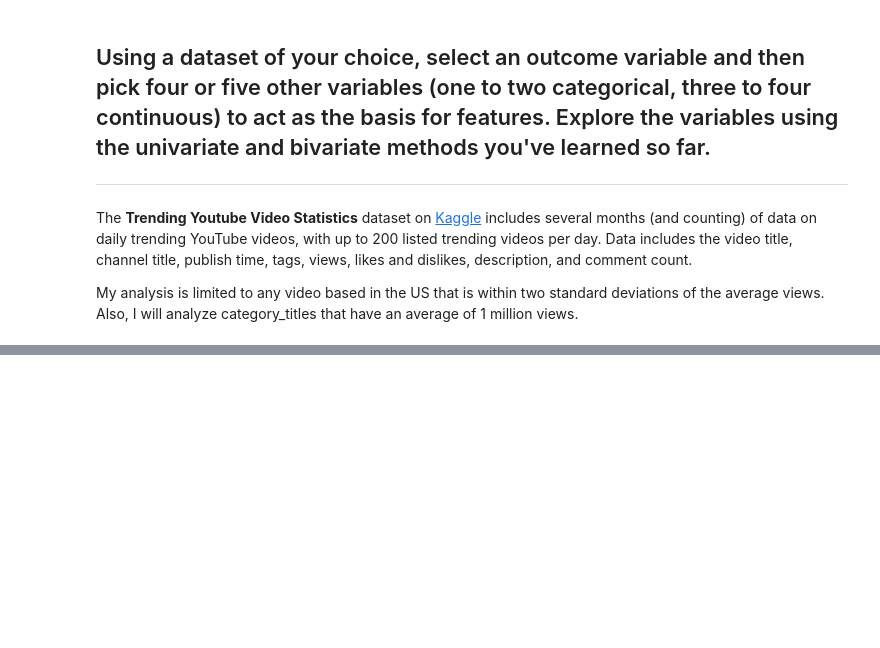
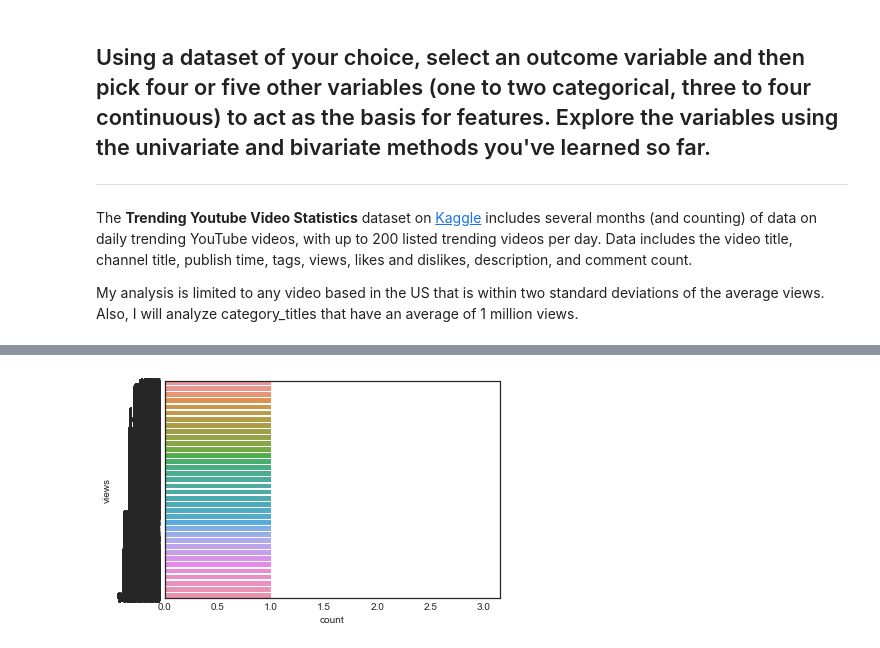
Before and after one commit to WealthCreating/Thinkful__Data-Science, a Jupyter notebook: 2 Supervised learning/Challenges/1 Prepare a dataset for modeling.ipynb, the cells around one changed output, grey strips where cells are left out. Cells and saved outputs as stored; diff of their text form; code cells hidden in the pictures; blank space fills up the shorter version.

```diff
--- a/2 Supervised learning/Challenges/1 Prepare a dataset for modeling.ipynb
+++ b/2 Supervised learning/Challenges/1 Prepare a dataset for modeling.ipynb
@@ -48,0 +70,5 @@ df = df.loc[df['category_id'].isin(title_list)]
+# %%
+sns.countplot(y='views', data=df)
+plt.show()
+# %% [output]
+[figure, added]
```
Also changed, not shown: parts of 4 cells of this notebook.
